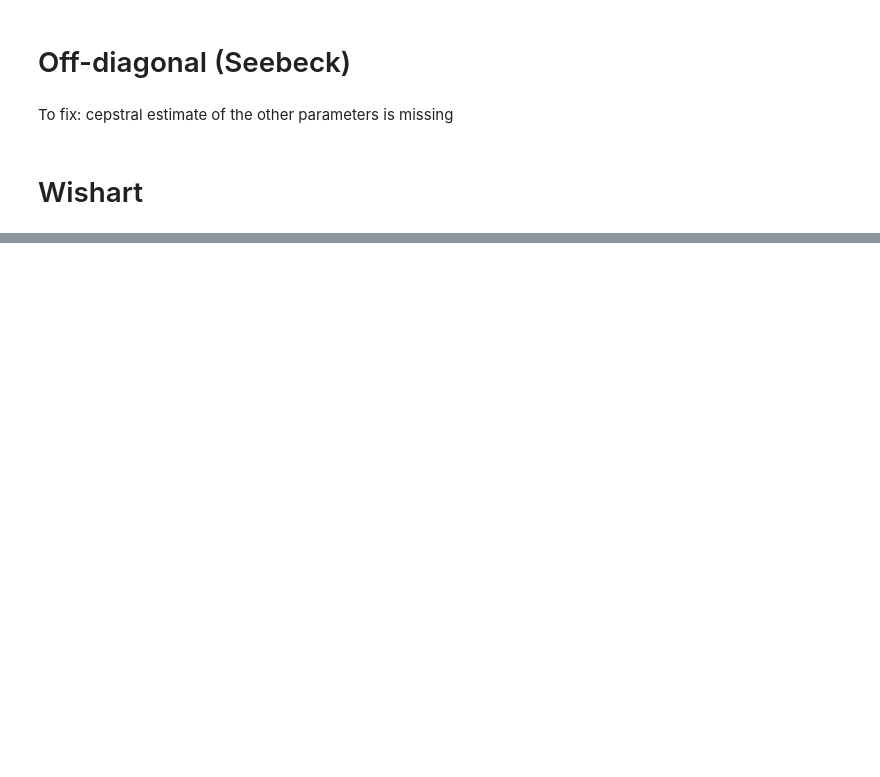
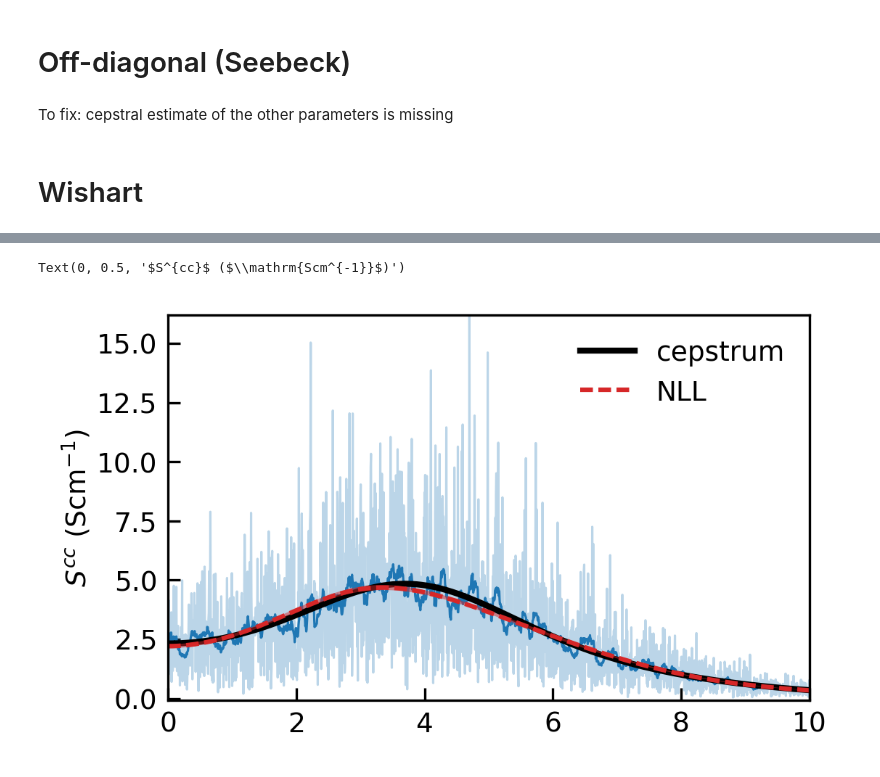
Before and after one commit to ppegolo/sportran, a Jupyter notebook: examples/07_example_negative_log_likelihood.ipynb, the cells around one changed output, grey strips where cells are left out. Drawn from its saved outputs; the diff is of its cells as text; code cells hidden in the pictures; blank space fills up the shorter version.

```diff
--- a/examples/07_example_negative_log_likelihood.ipynb
+++ b/examples/07_example_negative_log_likelihood.ipynb
@@ -80,0 +75,12 @@ Using multicomponent code.
+# %%
+# to check the NLL estimate
+flux_c = st.ElectricCurrent(
+    dc['ele_flux'],
+    DT_FS=1,
+    TEMPERATURE=dc['Temeprature'],
+    VOLUME=dc['Volume'],
+    UNITS='metal'
+    )
+flux_c_resample = flux_c.resample(fstar_THz=20)
+flux_c_resample.filter_psd(0.1)
+flux_c_resample.cepstral_analysis()
@@ -330,0 +365,54 @@ fig.tight_layout()
+# %%
+fig, ax = plt.subplots()
+
+pl, = ax.plot(
+    flux_c_resample.freqs_THz,
+    flux_c_resample.psd*flux_c_resample.KAPPA_SCALE/200,
+    alpha = 0.3
+    )
+pl, = ax.plot(
+    flux_c_resample.freqs_THz,
+    flux_c_resample.fpsd*flux_c_resample.KAPPA_SCALE/200,
+    alpha = 1,
+    color = pl.get_color(),
+    )
+ax.plot(
+    flux_c_resample.freqs_THz,
+    flux_c_resample.cepf.psd*flux_c_resample.KAPPA_SCALE/200,
+    color = 'k',
+    label = 'cepstrum',
+    lw = 2,
+    )
+ax.fill_between(
+    flux_c_resample.freqs_THz,
+    flux_c_resample.cepf.psd*flux_c_resample.KAPPA_SCALE/200-flux_c_resample.kappa_std/100,
+    flux_c_resample.cepf.psd*flux_c_resample.KAPPA_SCALE/200+flux_c_resample.kappa_std/100,
+    color = 'k',
+    alpha=0.5,
+    )
+x, y = flux_resample.freqs_THz, estimate[:, 1,1]*unit_factors[1,1]
+ym = (estimate[:, 1,1]-estimate_std[:, 1,1])*unit_factors[1,1]
+yp = (estimate[:, 1,1]+estimate_std[:, 1,1])*unit_factors[1,1]
+pl, = ax.plot(
+    x,
+    y,
+    color='tab:red',
+    label = 'NLL',
+    lw = 1.5,
+    ls = '--',
+    zorder = 2,
+    )
+ax.fill_between(
+    x,
+    ym,
+    yp,
+    color = pl.get_color(),
+    alpha = 0.5,
+    zorder = 2,
+)
+ax.set_xlim(0,10)
+ax.legend()
+ax.set_ylabel(f'$S^{{cc}}$ ({unit_symbol[i,j]})')
+# %% [output]
+Text(0, 0.5, '$S^{cc}$ ($\\mathrm{Scm^{-1}}$)')
+[figure, added]
```
Also changed, not shown: parts of 13 cells of this notebook.
